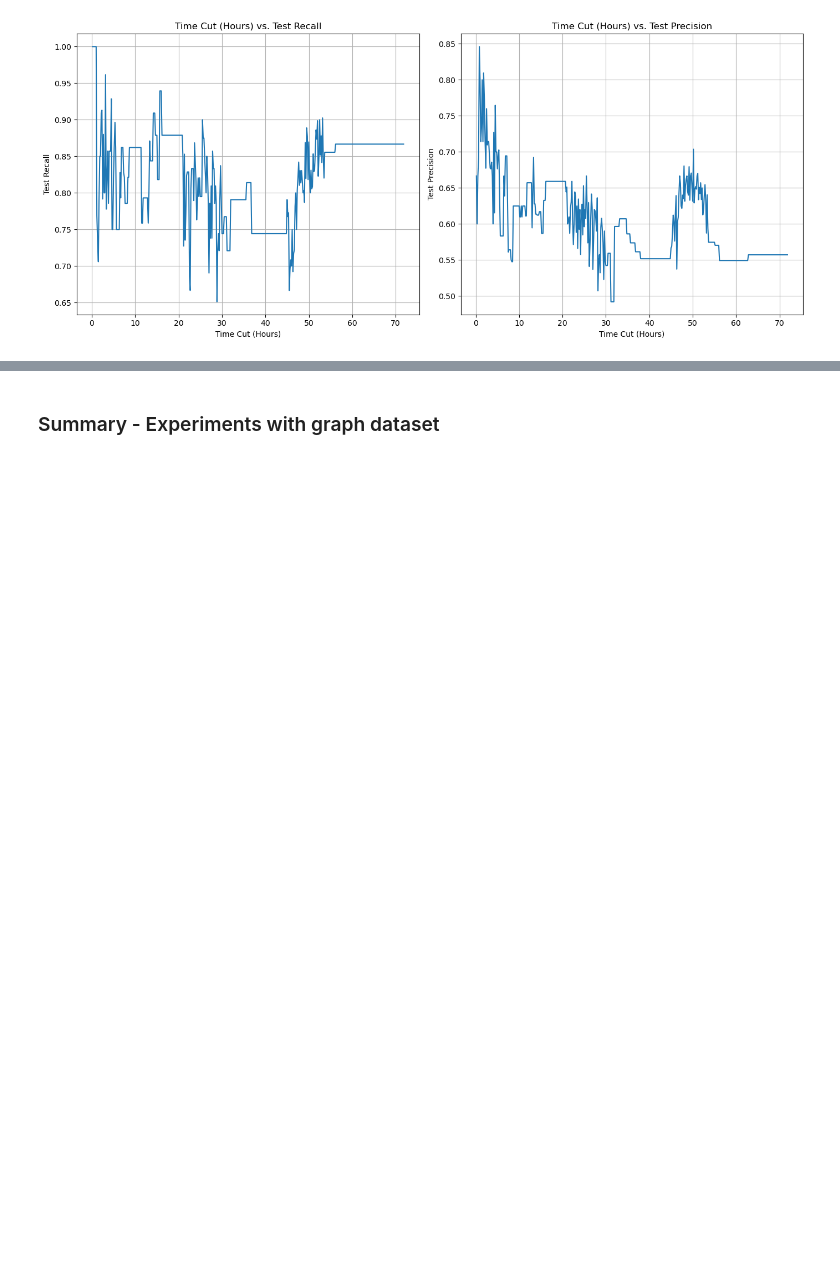
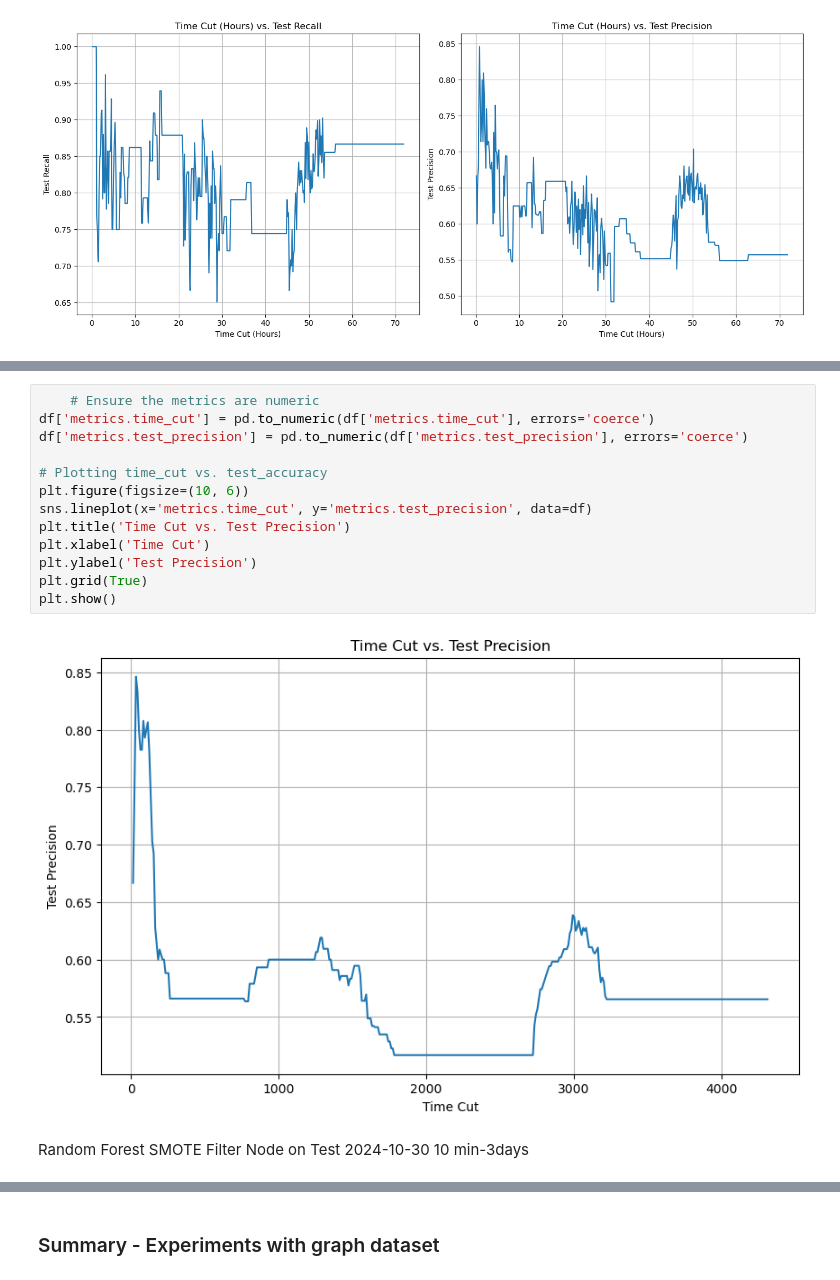
Before and after one commit to douglas-dm9/rumour-detection-gnn, a Jupyter notebook: Summary all experiments.ipynb, the cells around one changed output, grey strips where cells are left out. Drawn from its saved outputs; the diff is of its cells as text; blank space fills up the shorter version.

```diff
--- a/Summary all experiments.ipynb
+++ b/Summary all experiments.ipynb
@@ -48,0 +86,17 @@ plt.show()
+# %%
+    # Ensure the metrics are numeric
+df['metrics.time_cut'] = pd.to_numeric(df['metrics.time_cut'], errors='coerce')
+df['metrics.test_precision'] = pd.to_numeric(df['metrics.test_precision'], errors='coerce')
+
+# Plotting time_cut vs. test_accuracy
+plt.figure(figsize=(10, 6))
+sns.lineplot(x='metrics.time_cut', y='metrics.test_precision', data=df)
+plt.title('Time Cut vs. Test Precision')
+plt.xlabel('Time Cut')
+plt.ylabel('Test Precision')
+plt.grid(True)
+plt.show()
+# %% [output]
+[figure, added]
+# %% [markdown]
+Random Forest SMOTE Filter Node on Test  2024-10-30 10 min-3days
```
Also changed, not shown: parts of 16 cells of this notebook.
